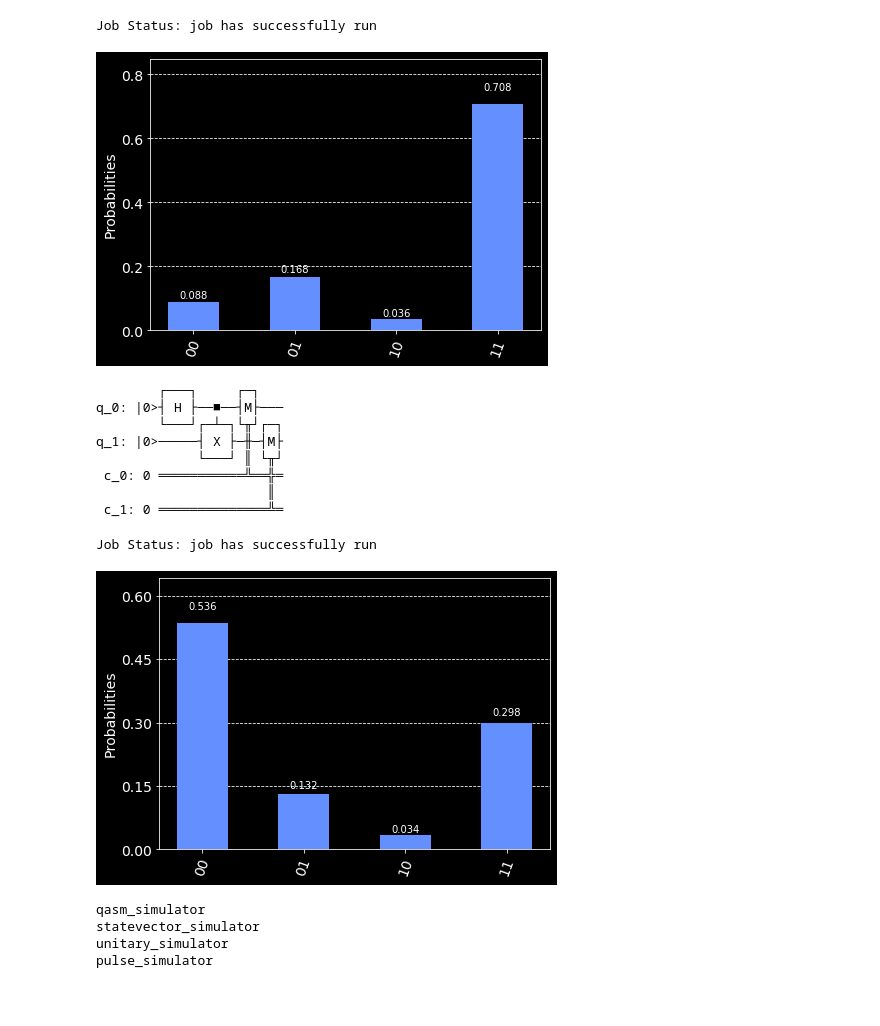
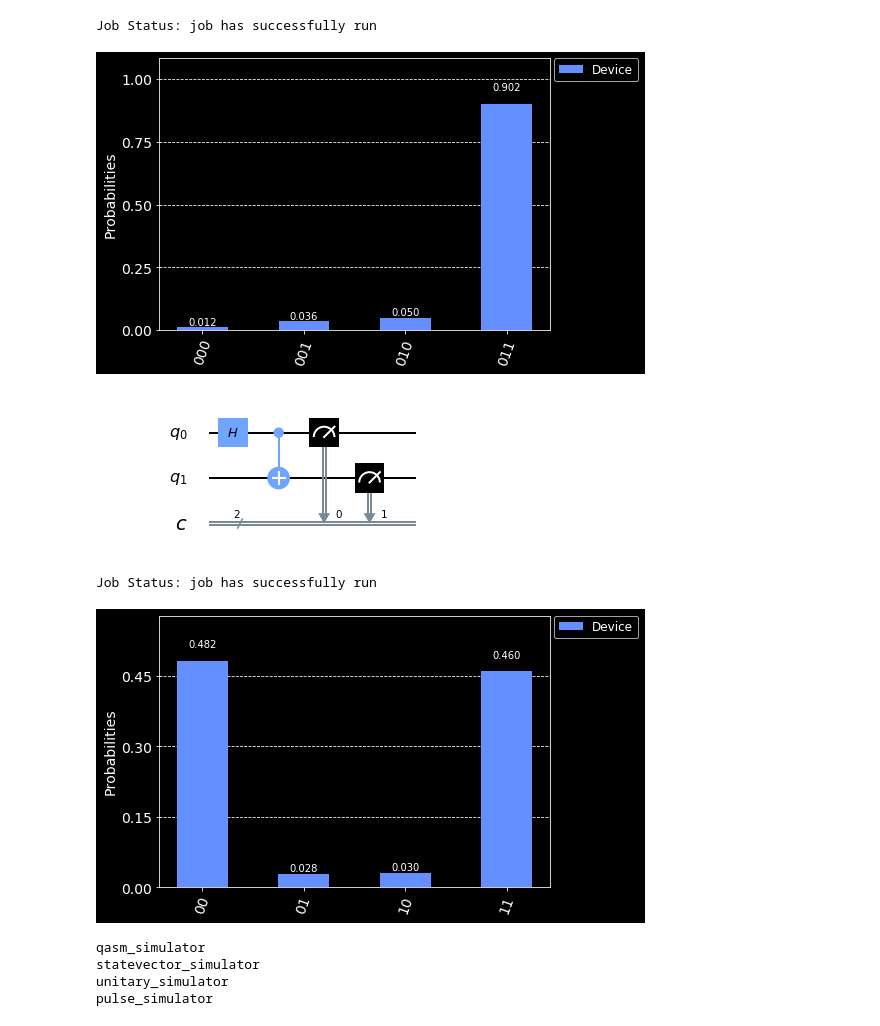
Before and after one commit to konkalaitzidis/Quantum-Computing-Programming, a Jupyter notebook: qiskit1.ipynb, the cells around one changed output. Drawn from its saved outputs; the diff is of its cells as text; code cells hidden in the pictures; blank space fills up the shorter version.

```diff
--- a/qiskit1.ipynb
+++ b/qiskit1.ipynb
@@ -2,7 +2,7 @@
 import qiskit as q
 %matplotlib inline
 
-circuit = q.QuantumCircuit(2,2)  # 2 qubits, 2 classical bits
+circuit = q.QuantumCircuit(3,3)  # 2 qubits, 2 classical bits
 circuit.x(0) # "x" is a "not" gate. It flips the value. Starting value is a 0, so this flips to a 1.
 circuit.cx(0, 1) #cnot, controlled not, Flips 2nd qubit's value if first qubit is 1
 circuit.measure([0,1], [0,1])  # ([qbitregister], [classicalbitregister]) Measure qubit 0 and 1 to classical bits 0 and 1
@@ -56,7 +62,7 @@ ibmq_armonk has 1 jobs queued and 1 qubits
 # %%
 from qiskit.tools.monitor import job_monitor
 
-backend = provider.get_backend("ibmq_burlington")
+backend = provider.get_backend("ibmq_rome")
 job = q.execute(circuit, backend=backend, shots=500)
 job_monitor(job)
 # %% [output]
@@ -64,30 +70,23 @@ Job Status: job has successfully run
 # %%
 from qiskit.visualization import plot_histogram
 from matplotlib import style
 
 style.use("dark_background")
 
 result = job.result()
 counts = result.get_counts(circuit)
 
-plot_histogram([counts])
+plot_histogram([counts], legend=['Device'])
 # %% [output]
-[figure, old version]
+[figure, new version]
 # %%
 circuit = q.QuantumCircuit(2,2)  # 2 qubits, 2 classical bits
-circuit.h(0) # "x" is a "not" gate. It flips the value. Starting value is a 0, so this flips to a 1.
+circuit.h(0) # Hadamard gate, puts qubit 0 into superposition
 circuit.cx(0, 1) #cnot, controlled not, Flips 2nd qubit's value if first qubit is 1
-circuit.measure([0,1], [0,1])  # ([qbitregister], [classicalbitregister]) Measure qubit 0 and 1 to classical bits 0 and 1
-circuit.draw()
+circuit.measure([0,1], [0,1])  # ([qbit register], [classicalcbit register]) Measure qubit 0 and 1 to classical bits 0 and 1
+circuit.draw(output="mpl")
 # %% [output]
-        ┌───┐     ┌─┐
-q_0: |0>┤ H ├──■──┤M├───
-        └───┘┌─┴─┐└╥┘┌─┐
-q_1: |0>─────┤ X ├─╫─┤M├
-             └───┘ ║ └╥┘
- c_0: 0 ═══════════╩══╬═
-                      ║
- c_1: 0 ══════════════╩═
+[figure, added]
 # %%
 job = q.execute(circuit, backend=backend, shots=500)
 job_monitor(job)
@@ -97,7 +96,7 @@ Job Status: job has successfully run
 result = job.result()
 counts = result.get_counts(circuit)
 
-plot_histogram([counts])
+plot_histogram([counts], legend=['Device'])
 # %% [output]
-[figure, old version]
+[figure, new version]
 # %%
```
Also changed, not shown: parts of 8 cells of this notebook.
